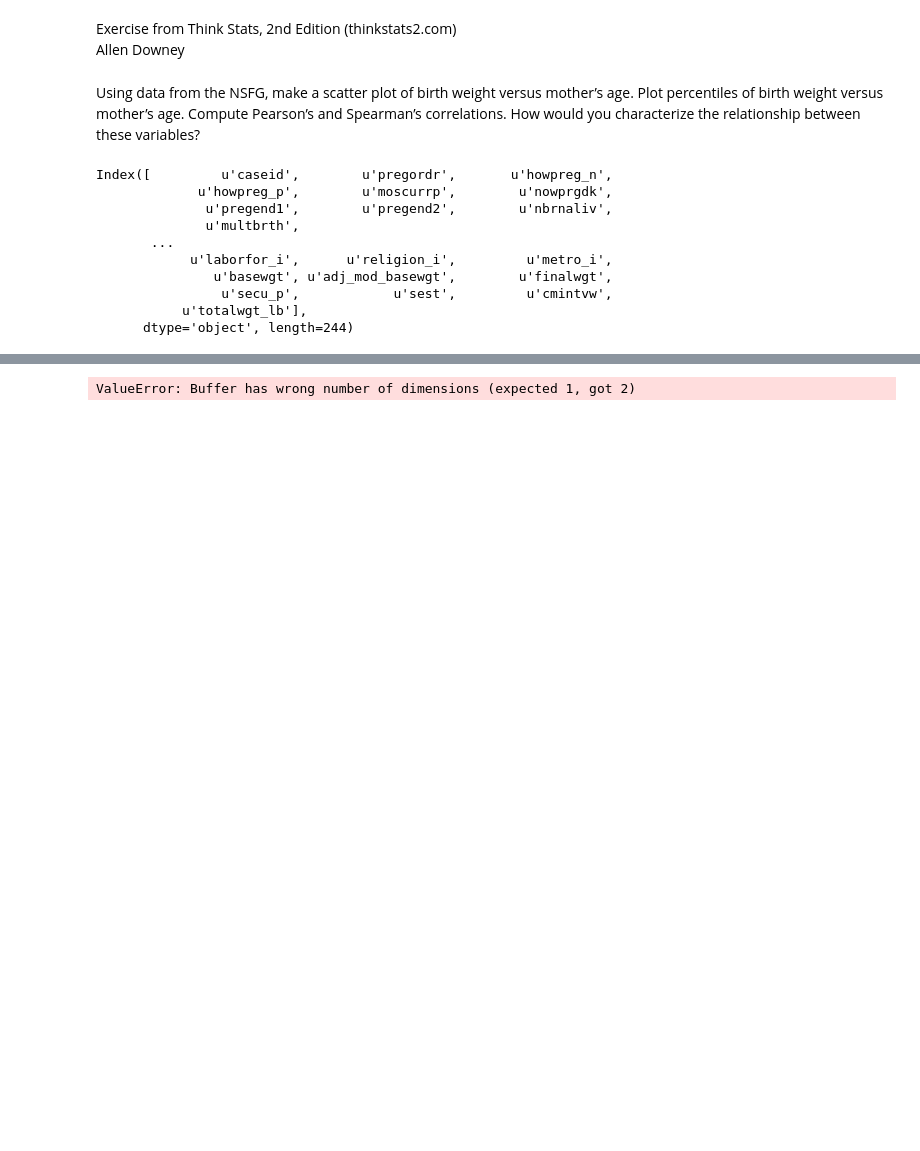
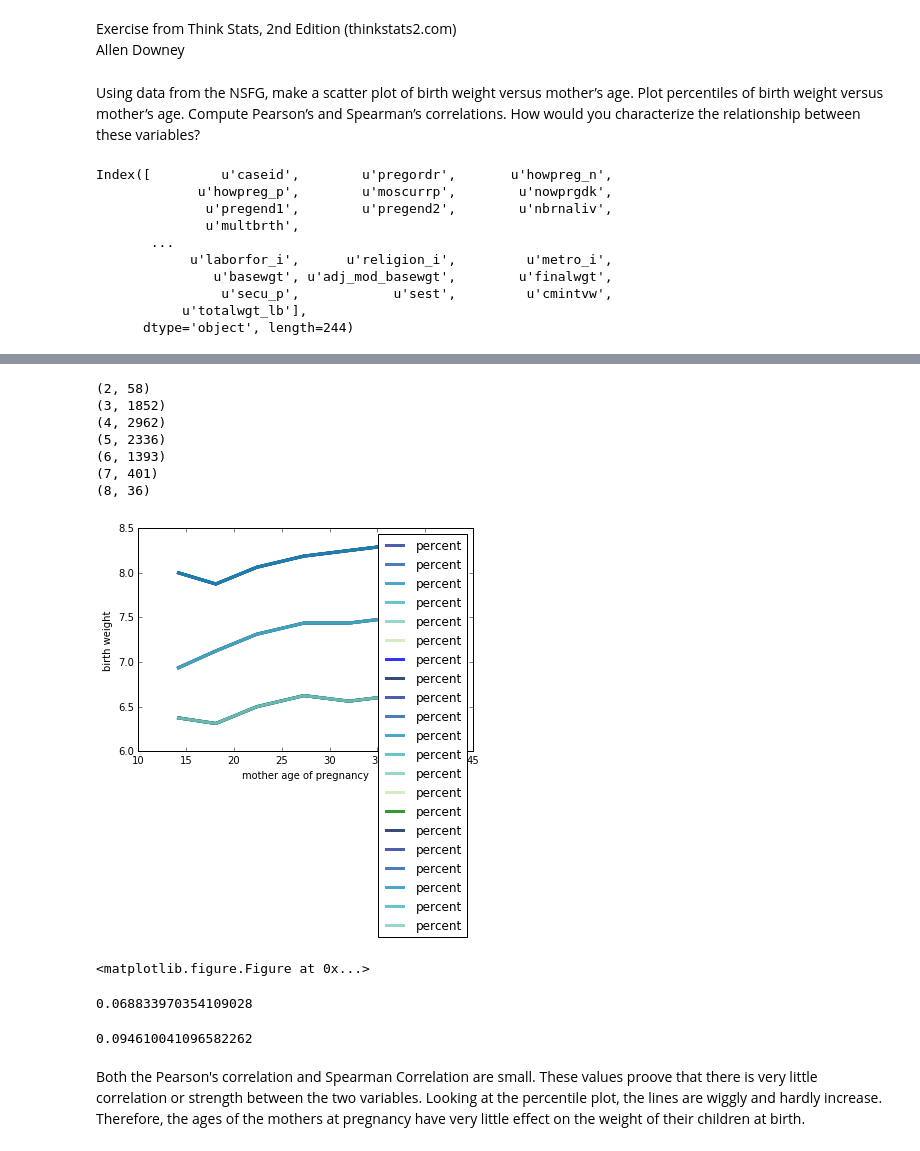
Before and after one commit to CaseyAlvarado/DataScience16, a Jupyter notebook: ThinkStats2/chap07ex.ipynb, the cells around one changed output, grey strips where cells are left out. Drawn from its saved outputs; the diff is of its cells as text; code cells hidden in the pictures; blank space fills up the shorter version.

```diff
--- a/ThinkStats2/chap07ex.ipynb
+++ b/ThinkStats2/chap07ex.ipynb
@@ -43,11 +43,36 @@ indices = np.digitize(df, bins)
 groups = df.groupby(indices)
 # %%
-heights, s = [group.mean() for i, group in groups]
-cdfs = [thinkstats2.Cdf(group.age) for i, group in groups]
+for i, group in groups:
+    print (i, len(group))
 
-for percent in [75, 50, 25]:
-    weights = [cdf.Percentile(percent) for cdf in cdfs]
-    label = '%dth' %percent
-    thinkplot.Plot(heights, weights, label)
+    ages= [group.agepreg.mean() for i, group in groups]
+    cdfs = [thinkstats2.Cdf(group.totalwgt_lb) for i, group in groups]
+
+    for percent in [75, 50, 25]:
+        birthweights = [cdf.Percentile(percent) for cdf in cdfs]
+        label = '%dth' % percent
+
+        thinkplot.Plot(ages, birthweights);
+
+
+thinkplot.Show(xlabel = 'mother age of pregnancy', ylabel = 'birth weight')
 # %% [output]
-ValueError: Buffer has wrong number of dimensions (expected 1, got 2)
+(2, 58)
+(3, 1852)
+(4, 2962)
+(5, 2336)
+(6, 1393)
+(7, 401)
+(8, 36)
+[figure, added]
+<matplotlib.figure.Figure at 0x...>
+# %%
+thinkstats2.Corr(df.agepreg, df.totalwgt_lb)
+# %% [output]
+0.068833970354109028
+# %%
+thinkstats2.SpearmanCorr(df.agepreg, df.totalwgt_lb)
+# %% [output]
+0.094610041096582262
+# %% [markdown]
+Both the Pearson's correlation and Spearman Correlation are small. These values proove that there is very little correlation or strength between the two variables. Looking at the percentile plot, the lines are wiggly and hardly increase. Therefore, the ages of the mothers at pregnancy have very little effect on the weight of their children at birth.
```
Also changed, not shown: parts of 2 cells of this notebook, 1 other file.
